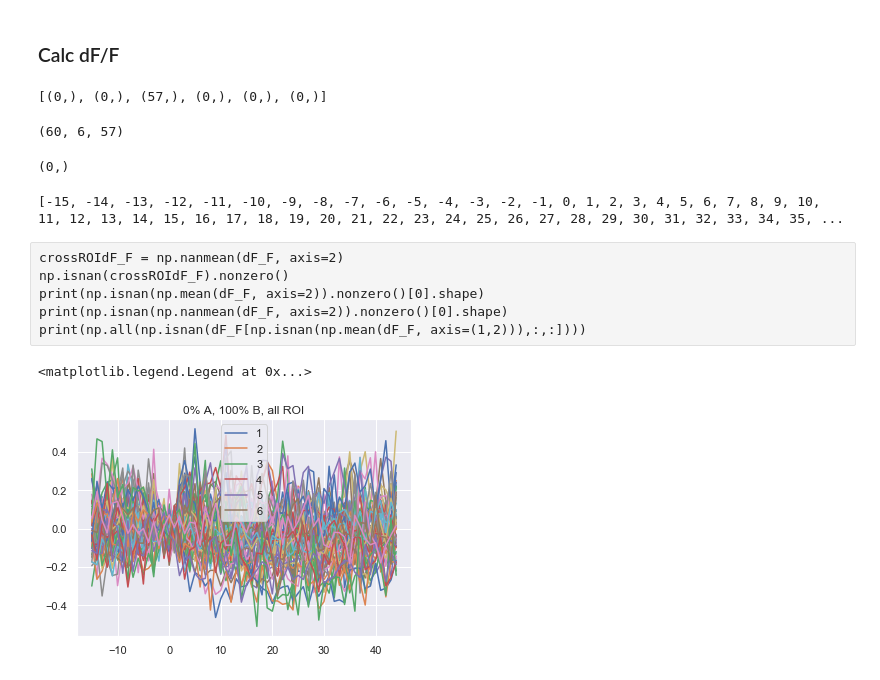
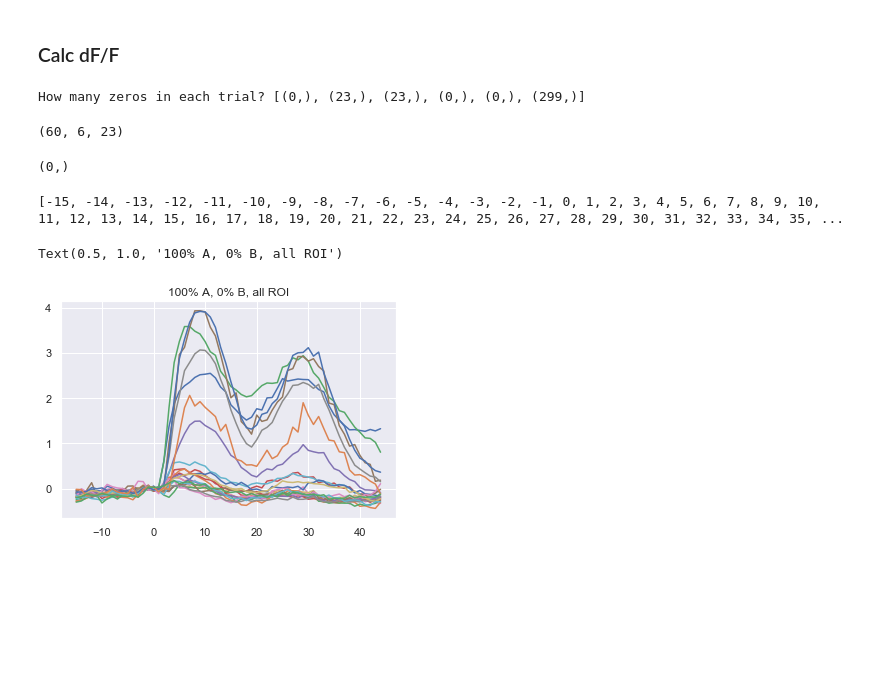
Before and after one commit to JonathanShor/ROI_Functions, a Jupyter notebook: processROI.ipynb, the cells around one changed output. Saved outputs shown, nothing was run; the diff lists cells and outputs as text; code cells hidden in the pictures; blank space fills up the shorter version.

```diff
--- a/processROI.ipynb
+++ b/processROI.ipynb
@@ -67,0 +70,4 @@ Looking at a window 500ms before to 1500ms after inhalation onset
+# %%
+frameTriggers = processROI.get_flatten_trial_data(h5Filename, 'frame_triggers')
+print(f"Frame triggers: {frameTriggers.shape}")
+print(f"TIFF stack shape: {stack.shape}")
@@ -67,0 +119,6 @@ Looking at a window 500ms before to 1500ms after inhalation onset
+# %%
+frameTriggers = processROI.clean_frame_trigger_data(frameTriggers)
+interFrameIntervals = frameTriggers[1:] - frameTriggers[:-1]
+largeGapsIndexes = (interFrameIntervals > 34).nonzero()[0]
+print(f"Greater than 34ms IFI at {largeGapsIndexes}")
+print(f"Their IFI values: {interFrameIntervals[largeGapsIndexes]}")
@@ -143,8 +249,8 @@ Pretrial Timestamps
 # %%
-key = "0% A, 100% B"
-preFrames = processROI.frame_from_timestamp(h5Filename,trialPreTimelocks[key])
-lockFrames = processROI.frame_from_timestamp(h5Filename, trialTimelocks[key])
-postFrames = processROI.frame_from_timestamp(h5Filename,trialPostTimelocks[key])
+key = "100% A, 0% B"
+preFrames = processROI.frame_from_timestamp(frameTriggers,trialPreTimelocks[key])
+lockFrames = processROI.frame_from_timestamp(frameTriggers, trialTimelocks[key])
+postFrames = processROI.frame_from_timestamp(frameTriggers,trialPostTimelocks[key])
 # %%
 print(f"Prewindow lengths for each trial: {[lock-pre for pre, lock in zip(preFrames, lockFrames)]}")
 # %% [output]
@@ -199,35 +309,29 @@ for i_slice, slce in enumerate(postWindows):
 # %% [markdown]
 ### Calc dF/F
 # %%
-[(trialAverageData[:,x,:]==0).nonzero()[0].shape for x in range(6)]
+print(f"How many zeros in each trial? {[(trialAverageData[:,x,:]==0).nonzero()[0].shape for x in range(6)]}")
 # %% [output]
-[(0,), (0,), (57,), (0,), (0,), (0,)]
+How many zeros in each trial? [(0,), (23,), (23,), (0,), (0,), (299,)]
 # %%
-dF_F = trialAverageData / meanFs.reshape(1,6,57) - 1
+dF_F = trialAverageData / meanFs.reshape(1,numTrials,numROI) - 1
 dF_F[dF_F == -1] = np.nan
 print(dF_F.shape)
 (np.mean(dF_F,axis=2) == -1).nonzero()[0].shape
 # %% [output]
-(60, 6, 57)
+(60, 6, 23)
 (0,)
 # %%
 lockOffset = list(range(-zeroFrame, maxSliceWidth-zeroFrame))
 print(lockOffset)
 # %% [output]
 [-15, -14, -13, -12, -11, -10, -9, -8, -7, -6, -5, -4, -3, -2, -1, 0, 1, 2, 3, 4, 5, 6, 7, 8, 9, 10, 11, 12, 13, 14, 15, 16, 17, 18, 19, 20, 21, 22, 23, 24, 25, 26, 27, 28, 29, 30, 31, 32, 33, 34, 35, ...
-# %% [raw]
-crossROIdF_F = np.nanmean(dF_F, axis=2)
-np.isnan(crossROIdF_F).nonzero()
-print(np.isnan(np.mean(dF_F, axis=2)).nonzero()[0].shape)
-print(np.isnan(np.nanmean(dF_F, axis=2)).nonzero()[0].shape)
-print(np.all(np.isnan(dF_F[np.isnan(np.mean(dF_F, axis=(1,2))),:,:])))
 # %%
 plt.plot(lockOffset, np.nanmean(dF_F, axis=1))
 plt.title(key + ", all ROI")
-plt.legend(list(range(1, dF_F.shape[1]+1)))
+# plt.legend(list(range(1, numROI+1)))
 # %% [output]
-<matplotlib.legend.Legend at 0x...>
+Text(0.5, 1.0, '100% A, 0% B, all ROI')
-[figure, old version]
+[figure, new version]
 # %%
 plt.plot(lockOffset, np.nanmean(dF_F,axis=2))
 plt.title(key + ", 6 replicants")
```
Also changed, not shown: parts of 41 cells of this notebook, 1 other file.
